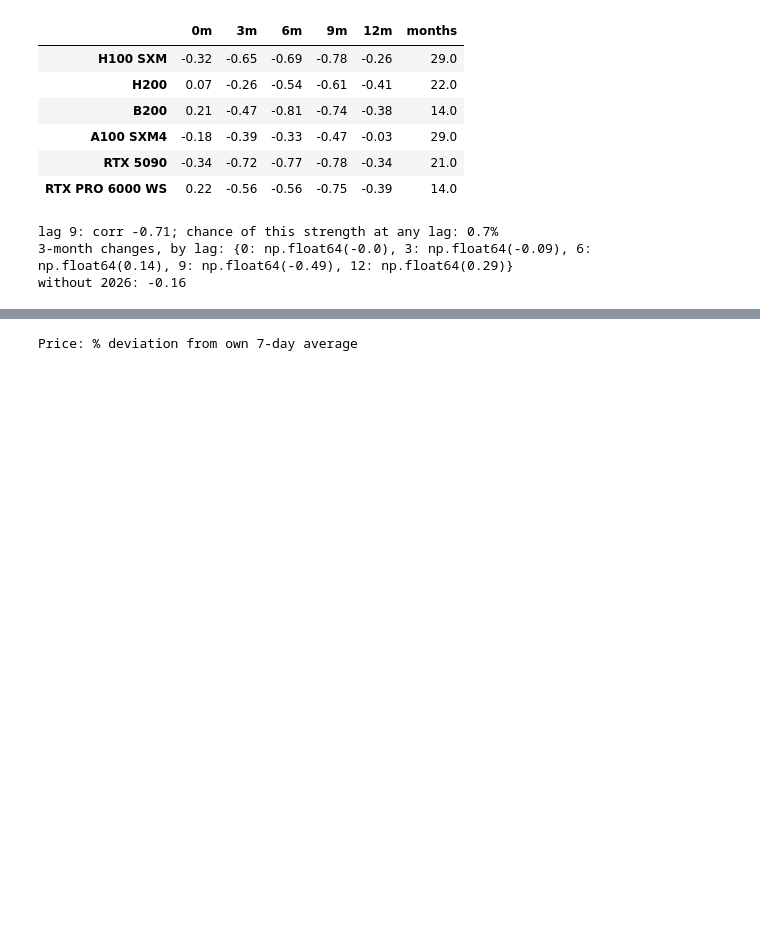
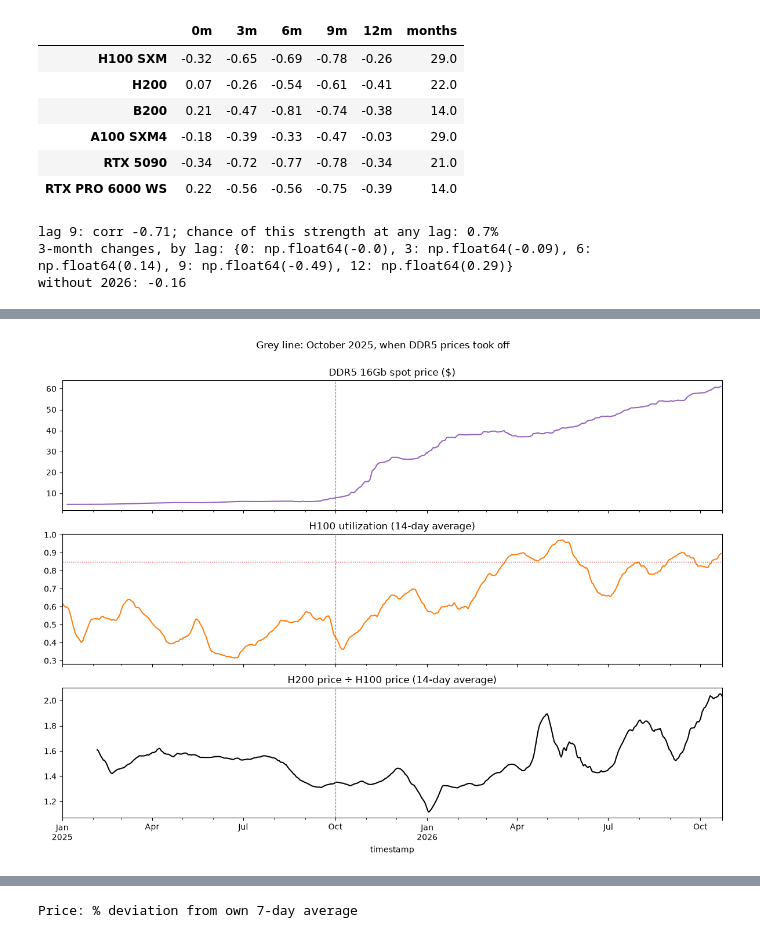
Before and after one commit to DariefMaes/ornn_price_impact, a Jupyter notebook: notebooks/explore.ipynb, the cells around one changed output, grey strips where cells are left out. Cells and saved outputs as stored; diff of their text form; code cells hidden in the pictures; blank space fills up the shorter version.

```diff
--- a/notebooks/explore.ipynb
+++ b/notebooks/explore.ipynb
@@ -471,0 +474,18 @@ without 2026: -0.16
+# %%
+from ornn_analysis.data import load_ornn_memory
+from ornn_analysis.series import MEMORY
+mem = pd.DataFrame({name: load_ornn_memory(memory_id) for name, memory_id in MEMORY.items()})
+ddr5 = mem["DDR5 16Gb chip"]
+h200_ratio = gpus["H200"] / gpus["H100 SXM"]
+START = "2025-01-01"
+fig, axes = plt.subplots(3, 1, figsize=(12, 9), sharex=True)
+ddr5.loc[START:].plot(ax=axes[0], color="tab:purple", title="DDR5 16Gb spot price ($)")
+util["H100 SXM"].rolling(14).mean().loc[START:].plot(ax=axes[1], color="tab:orange", title="H100 utilization (14-day average)")
+axes[1].axhline(0.85, color="tab:red", ls=":", lw=1)
+h200_ratio.rolling(14).mean().loc[START:].plot(ax=axes[2], color="black", title="H200 price ÷ H100 price (14-day average)")
+for ax in axes:
+    ax.axvline(pd.Timestamp("2025-10-01"), color="grey", ls="--", lw=0.8)
+fig.suptitle("Grey line: October 2025, when DDR5 prices took off", y=1.0)
+fig.tight_layout(); plt.show()
+# %% [output]
+[figure, added]
```
Also changed, not shown: parts of 16 cells of this notebook, 6 other files.
